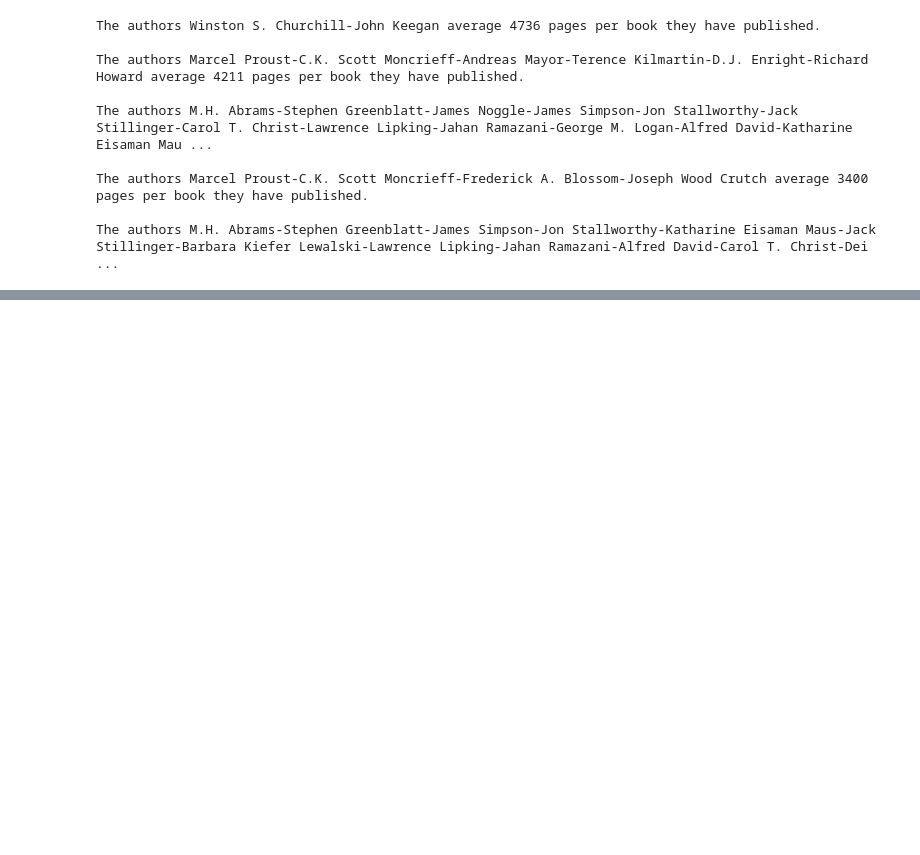
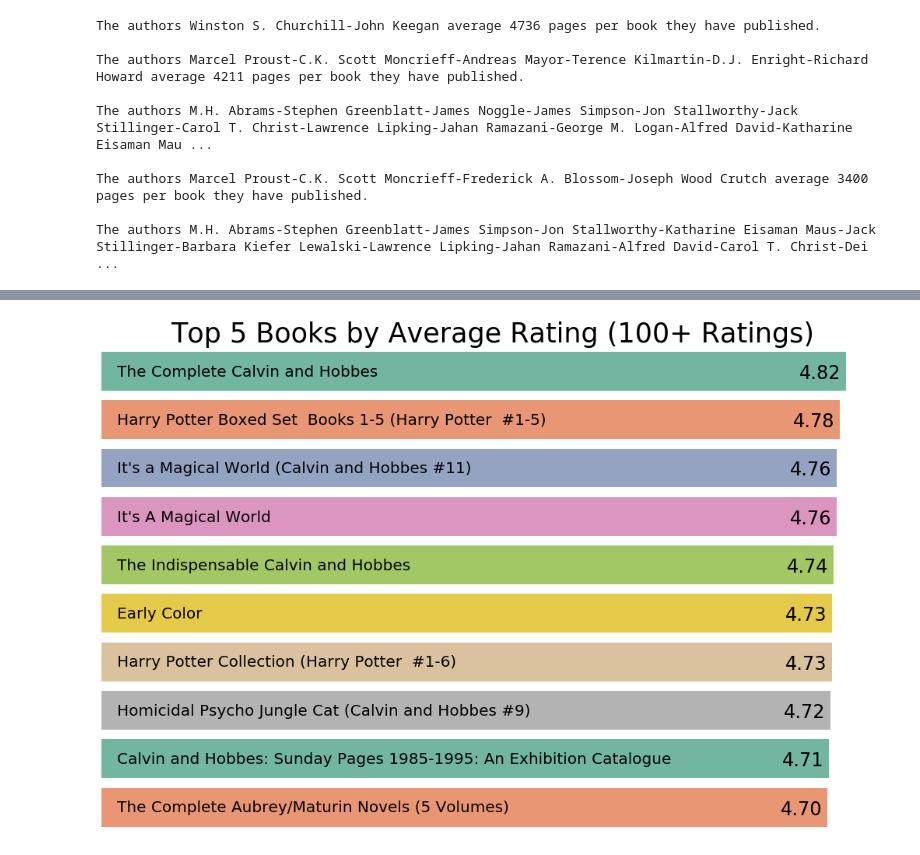
Before and after one commit to DanielPDWalker/Goodreads-Exploratory-Data-Analysis, a Jupyter notebook: Goodreadsbooks.ipynb, the cells around one changed output, grey strips where cells are left out. Cells and saved outputs as stored; diff of their text form; code cells hidden in the pictures; blank space fills up the shorter version.

```diff
--- a/Goodreadsbooks.ipynb
+++ b/Goodreadsbooks.ipynb
@@ -221,4 +225,12 @@ The authors M.H. Abrams-Stephen Greenblatt-James Noggle-James Simpson-Jon Stallw
 The authors Marcel Proust-C.K. Scott Moncrieff-Frederick A. Blossom-Joseph Wood Crutch average 3400 pages per book they have published.
 
 The authors M.H. Abrams-Stephen Greenblatt-James Simpson-Jon Stallworthy-Katharine Eisaman Maus-Jack Stillinger-Barbara Kiefer Lewalski-Lawrence Lipking-Jahan Ramazani-Alfred David-Carol T. Christ-Dei ...
+# %%
+top_10_books_avg_rating = df.sort_values('average_rating', ascending=False).head(10).set_index('title')
+
+rating_book = df.loc[df['ratings_count'] > 100]
+top_10_books_avg_rating_over100 = rating_book.sort_values('average_rating', ascending=False).head(10).set_index('title')
+
+rating_book = df.loc[df['ratings_count'] > 1000]
+top_10_books_avg_rating_over1000 = rating_book.sort_values('average_rating', ascending=False).head(10).set_index('title')
 # %%
@@ -239,0 +248,12 @@ top_5_books_avg_rating.head()
+# %%
+plt.figure(figsize=(15, 10))
+ax = sns.barplot(top_10_books_avg_rating_over100['average_rating'], top_10_books_avg_rating_over100.index, palette='Set2')
+ax.set_title("Top 5 Books by Average Rating (100+ Ratings)", fontsize=35)
+minimalhbargraph()
+num = 0
+for i in ax.patches:
+    ax.text(i.get_width()-0.3, i.get_y()+0.55, "{0:.2f}".format(i.get_width()), fontsize = 24, color = 'k')
+    ax.text(i.get_x()+0.1, i.get_y()+0.5, str(top_10_books_avg_rating_over100.index[num]), fontsize = 20, color = 'k')
+    num += 1
+# %% [output]
+[figure, added]
```
Also changed, not shown: parts of 4 cells of this notebook.
